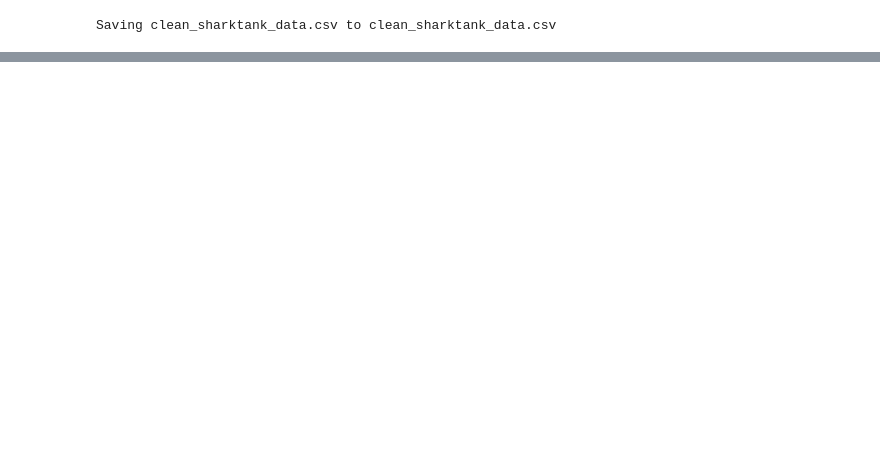
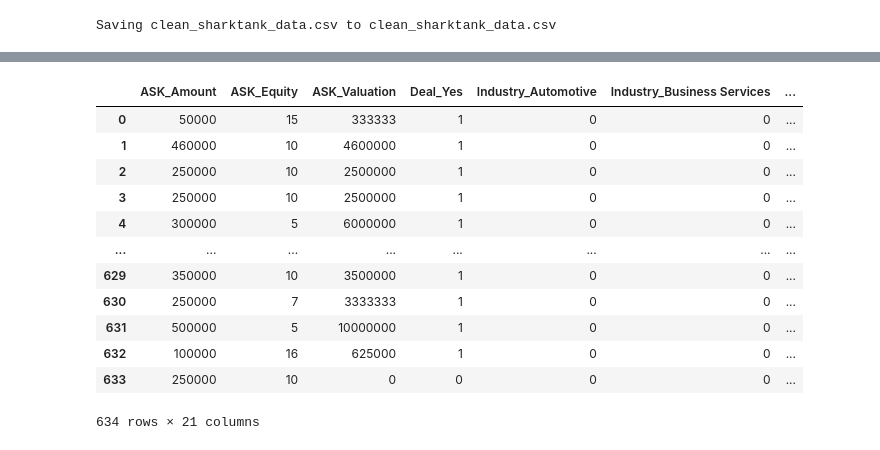
Before and after one commit to kmoreno7/p4_SharkTank, a Jupyter notebook: sharktank_machine_learning.ipynb, the cells around one changed output, grey strips where cells are left out. Saved outputs shown, nothing was run; the diff lists cells and outputs as text; code cells hidden in the pictures; blank space fills up the shorter version.

```diff
--- a/sharktank_machine_learning.ipynb
+++ b/sharktank_machine_learning.ipynb
@@ -55,3 +55,19 @@ dtype: object
 # %%
 #clean data
 df = df.drop(columns=['Unnamed: 0','Company'])
+
+df
+# %% [output]
+|  | ASK_Amount | ASK_Equity | ASK_Valuation | Deal_Yes | Industry_Automotive | Industry_Business Services | ... |
+| 0 | 50000 | 15 | 333333 | 1 | 0 | 0 | ... |
+| 1 | 460000 | 10 | 4600000 | 1 | 0 | 0 | ... |
+| 2 | 250000 | 10 | 2500000 | 1 | 0 | 0 | ... |
+| 3 | 250000 | 10 | 2500000 | 1 | 0 | 0 | ... |
+| 4 | 300000 | 5 | 6000000 | 1 | 0 | 0 | ... |
+| ... | ... | ... | ... | ... | ... | ... | ... |
+| 629 | 350000 | 10 | 3500000 | 1 | 0 | 0 | ... |
+| 630 | 250000 | 7 | 3333333 | 1 | 0 | 0 | ... |
+| 631 | 500000 | 5 | 10000000 | 1 | 0 | 0 | ... |
+| 632 | 100000 | 16 | 625000 | 1 | 0 | 0 | ... |
+| 633 | 250000 | 10 | 0 | 0 | 0 | 0 | ... |
+634 rows × 21 columns
```
Also changed, not shown: parts of 11 cells of this notebook.
